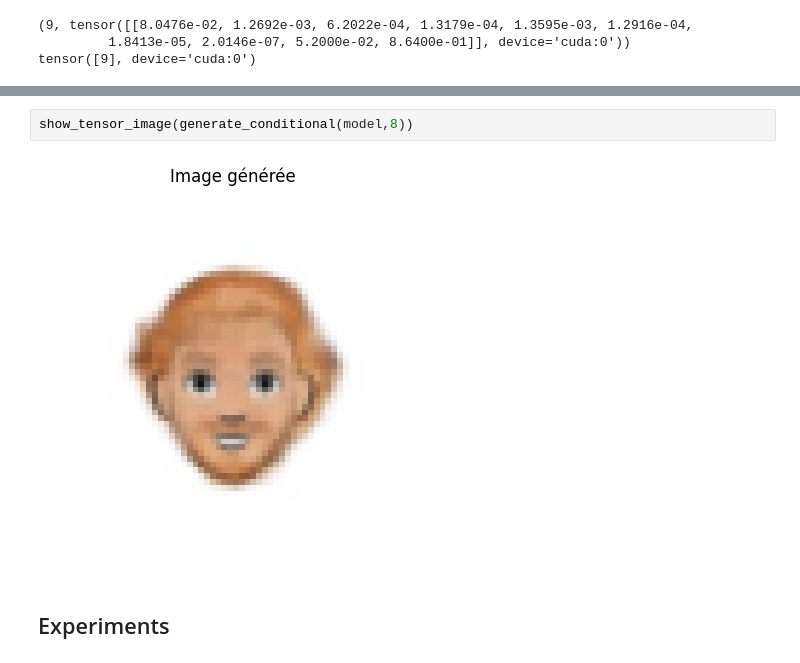
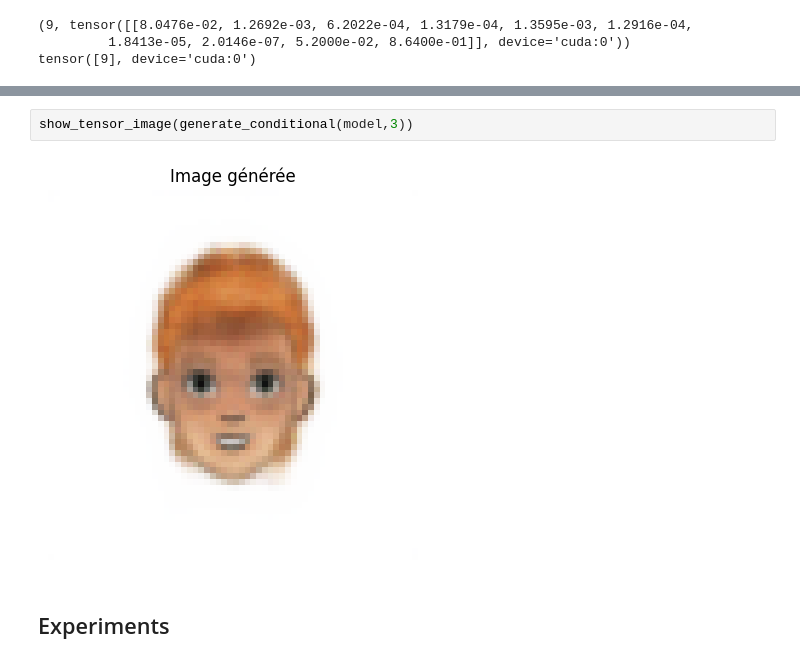
Before and after one commit to Farouc/ccvaes, a Jupyter notebook: demo_ccvae.ipynb, the cells around one changed output, grey strips where cells are left out. Saved outputs shown, nothing was run; the diff lists cells and outputs as text.

```diff
--- a/demo_ccvae.ipynb
+++ b/demo_ccvae.ipynb
@@ -180,7 +180,7 @@ show_tensor_image(generate_random(model))
 # %%
-show_tensor_image(generate_conditional(model,8))
+show_tensor_image(generate_conditional(model,3))
 # %% [output]
-[figure, old version]
+[figure, new version]
 # %% [markdown]
 ## Experiments
 # %% [markdown]
```
Also changed, not shown: parts of 4 cells of this notebook.
